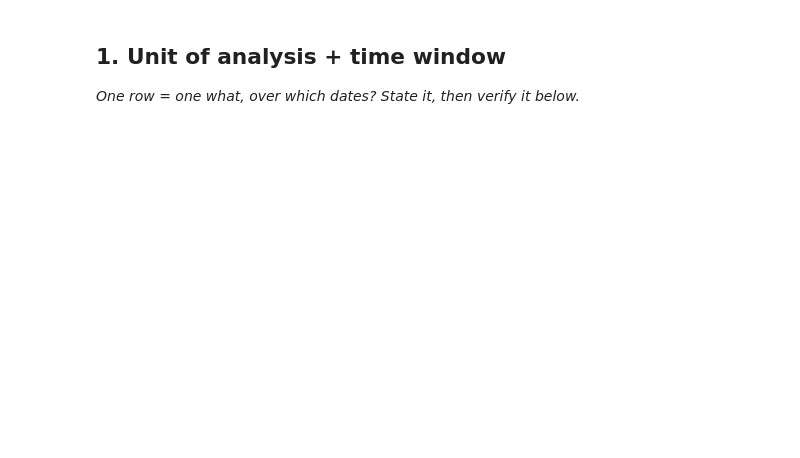
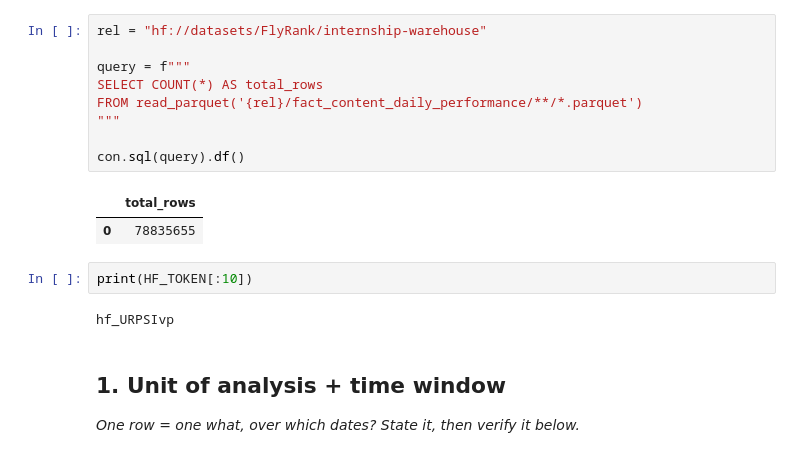
Before and after one commit to Omesh-kumar/flyrank-ml-internship, a Jupyter notebook: work/notebooks/w03_data_contract.ipynb, the cells around one changed output. Drawn from its saved outputs; the diff is of its cells as text; blank space fills up the shorter version.

```diff
--- a/work/notebooks/w03_data_contract.ipynb
+++ b/work/notebooks/w03_data_contract.ipynb
@@ -9,3 +57,19 @@ This skeleton is yours to fill. Work the sections **in order** — each one has
+# %%
+rel = "hf://datasets/FlyRank/internship-warehouse"
+
+query = f"""
+SELECT COUNT(*) AS total_rows
+FROM read_parquet('{rel}/fact_content_daily_performance/**/*.parquet')
+"""
+
+con.sql(query).df()
+# %% [output]
+|  | total_rows |
+| 0 | 78835655 |
+# %%
+print(HF_TOKEN[:10])
+# %% [output]
+hf_URPSIvp
 # %% [markdown]
 ## 1. Unit of analysis + time window
 
```
Also changed, not shown: parts of 18 cells of this notebook.
